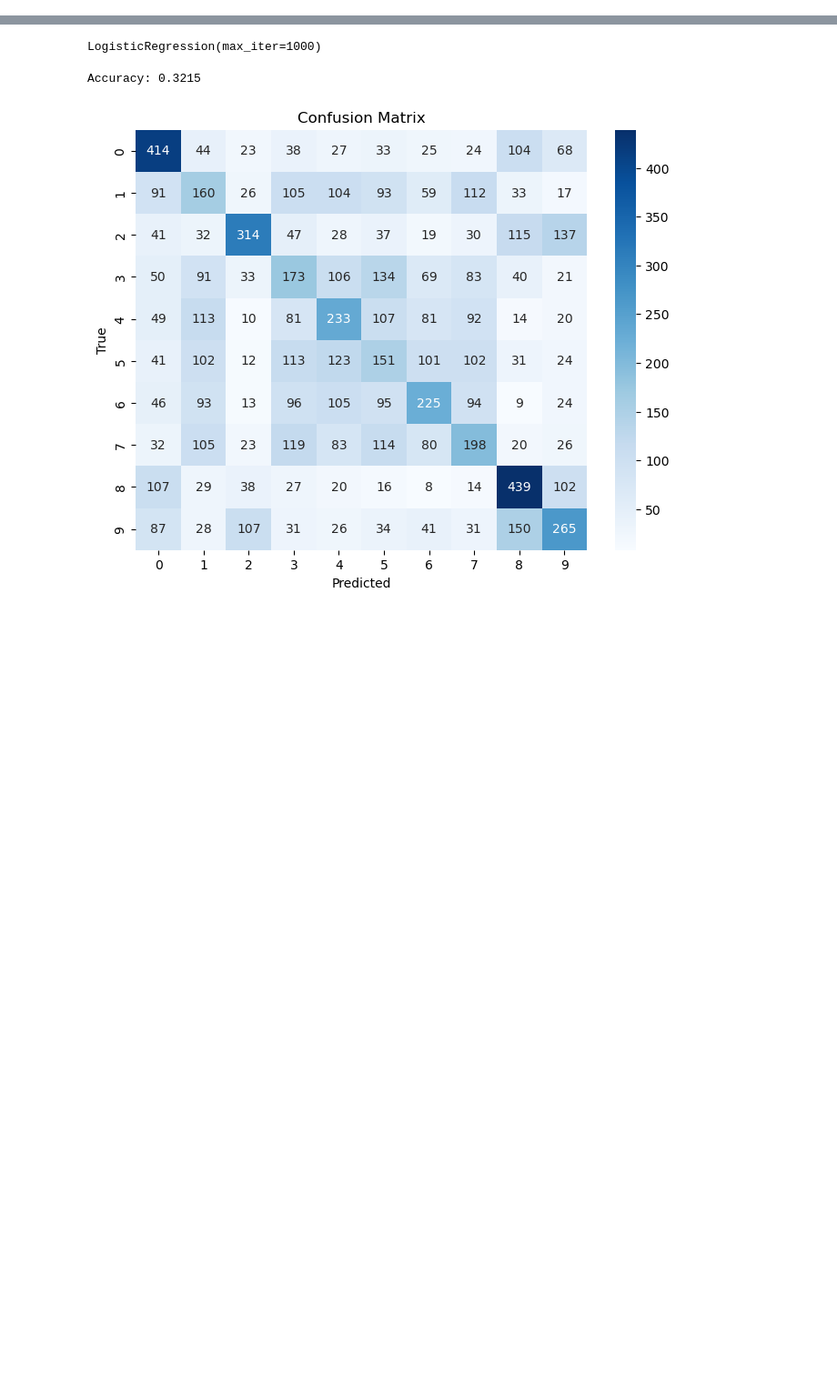
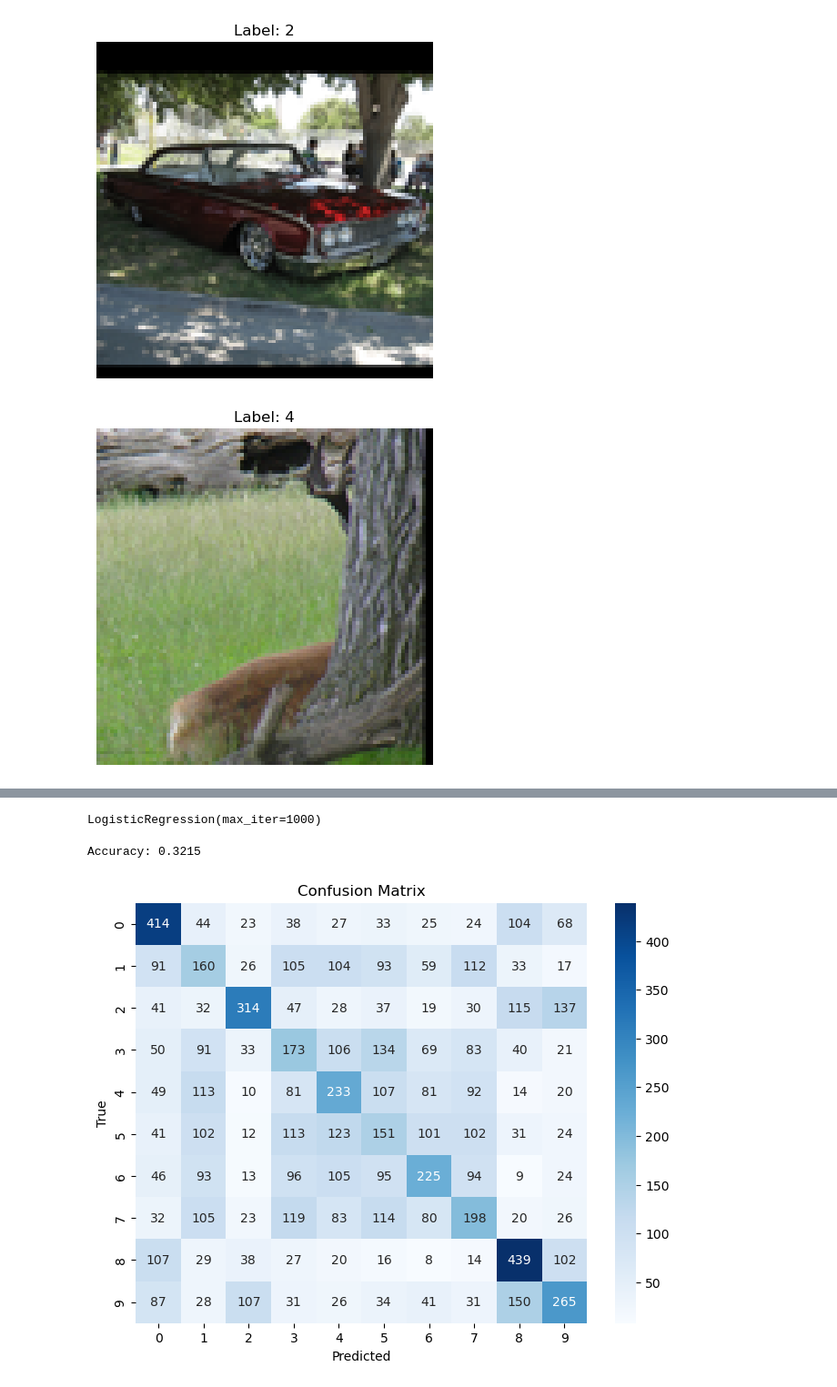
Before and after one commit to mai3331/ML_FINAL_PROJECT, a Jupyter notebook: logistic.ipynb, the cells around one changed output, grey strips where cells are left out. Shown at 91% size. Drawn from its saved outputs; the diff is of its cells as text; code cells hidden in the pictures; blank space fills up the shorter version.

```diff
--- a/logistic.ipynb
+++ b/logistic.ipynb
@@ -37,3 +37,16 @@ X_train = np.array(train_images)
 y_train = np.array(train_labels)
 X_test = np.array(test_images)
 y_test = np.array(test_labels)
+# %%
+for i in range(10):
+    index = np.random.randint(len(X_test))
+    img = X_test[index].reshape(96, 96, 3)
+    img = (img * 255).astype(np.uint8)
+    label = y_test[index]
+    plt.imshow(cv2.cvtColor(img, cv2.COLOR_BGR2RGB))
+    plt.title(f"Label: {label}")
+    plt.axis('off')
+    plt.show()
+# %% [output]
+[figure, added]
+[figure, added]
```
Also changed, not shown: parts of 7 cells of this notebook, 4 other files.
